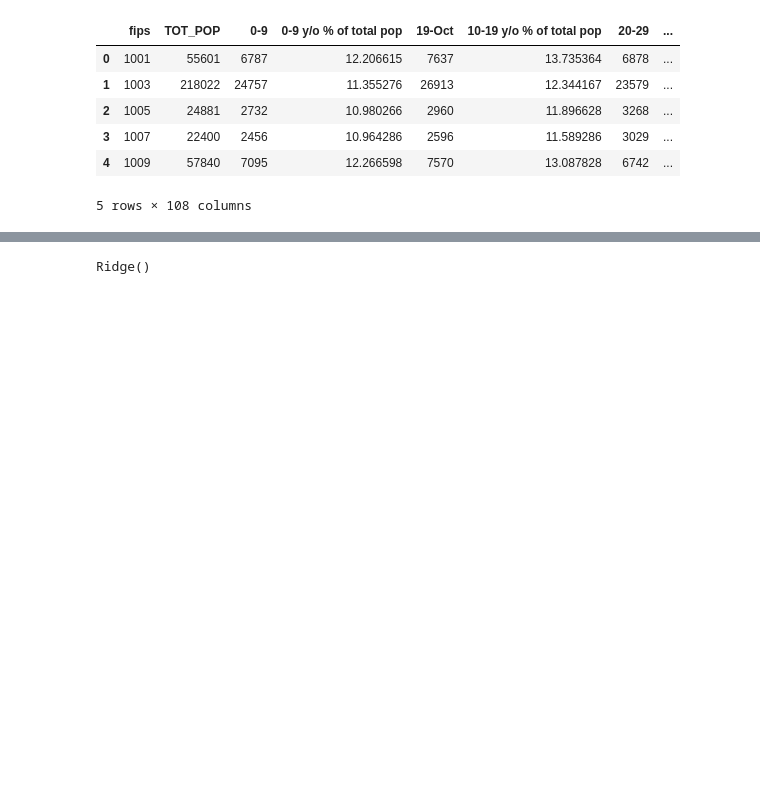
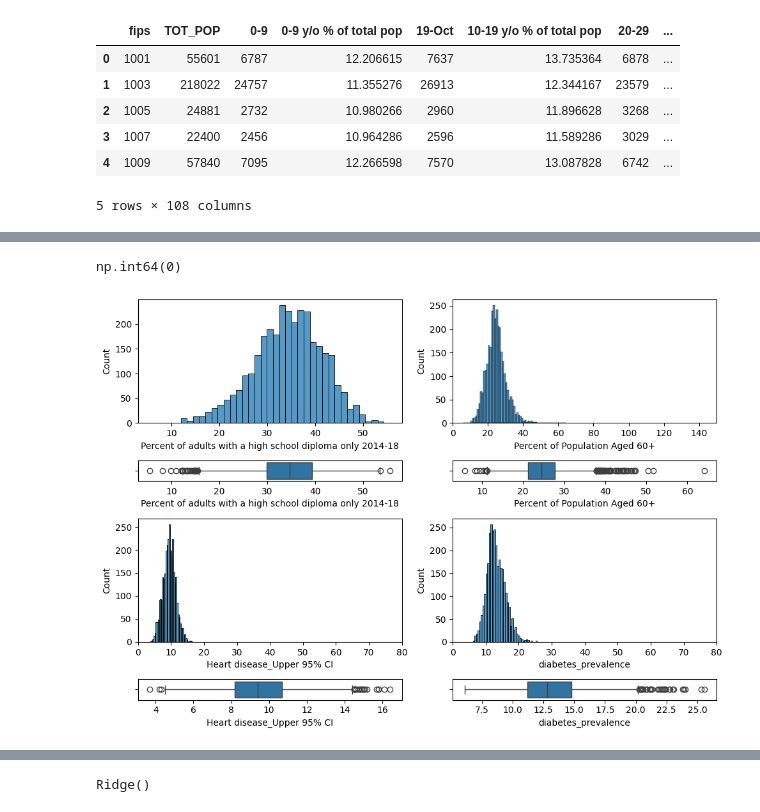
Before and after one commit to 4GeeksAcademy/Maldo1904-Tutorial-Construye-un-modelo-de-regresion-lineal-usando-pandas-y-python, a Jupyter notebook: src/explore.ipynb, the cells around one changed output, grey strips where cells are left out. Saved outputs shown, nothing was run; the diff lists cells and outputs as text; code cells hidden in the pictures; blank space fills up the shorter version.

```diff
--- a/src/explore.ipynb
+++ b/src/explore.ipynb
@@ -13,9 +13,3 @@ df.head()
 | 3 | 1007 | 22400 | 2456 | 10.964286 | 2596 | 11.589286 | 3029 | ... |
 | 4 | 1009 | 57840 | 7095 | 12.266598 | 7570 | 13.087828 | 6742 | ... |
 5 rows × 108 columns
-# %%
-#df.info() no sirve aqui por que son 108 columnas
-for column in df.columns:
-    if df[column].dtype=="object":
-        print(column)
-        df[column+'_num']=pd.factorize(df[column])[0]
@@ -64,0 +52,5 @@ diabetes_number
+# %%
+df2.isnull().sum()  # Conteo de valores nulos por columna
+df2.duplicated().sum()  # Número de filas duplicadas
+# %% [output]
+np.int64(0)
@@ -64,0 +59,24 @@ diabetes_number
+# %%
+import seaborn as sns
+import matplotlib.pyplot as plt
+#ANALISIS VARIABLE UNIVARIANTE
+#Variables númericas
+fig, axis = plt.subplots(4, 2, figsize = (10, 7), gridspec_kw={'height_ratios': [6, 1,6,1]})
+
+sns.histplot(ax=axis[0,0],data=df,x='Percent of adults with a high school diploma only 2014-18')
+sns.boxplot(ax=axis[1,0],data=df,x='Percent of adults with a high school diploma only 2014-18')
+
+sns.histplot(ax=axis[0,1],data=df,x='Percent of Population Aged 60+').set_xlim(0,150)
+sns.boxplot(ax=axis[1,1],data=df,x='Percent of Population Aged 60+')
+
+sns.histplot(ax=axis[2,0],data=df,x='Heart disease_Upper 95% CI').set_xlim(0,80)
+sns.boxplot(ax=axis[3,0],data=df,x='Heart disease_Upper 95% CI')
+
+sns.histplot(ax=axis[2,1],data=df,x='diabetes_prevalence').set_xlim(0,80)
+sns.boxplot(ax=axis[3,1],data=df,x='diabetes_prevalence')
+
+plt.tight_layout()
+
+plt.show()
+# %% [output]
+[figure, added]
```
Also changed, not shown: parts of 33 cells of this notebook.
